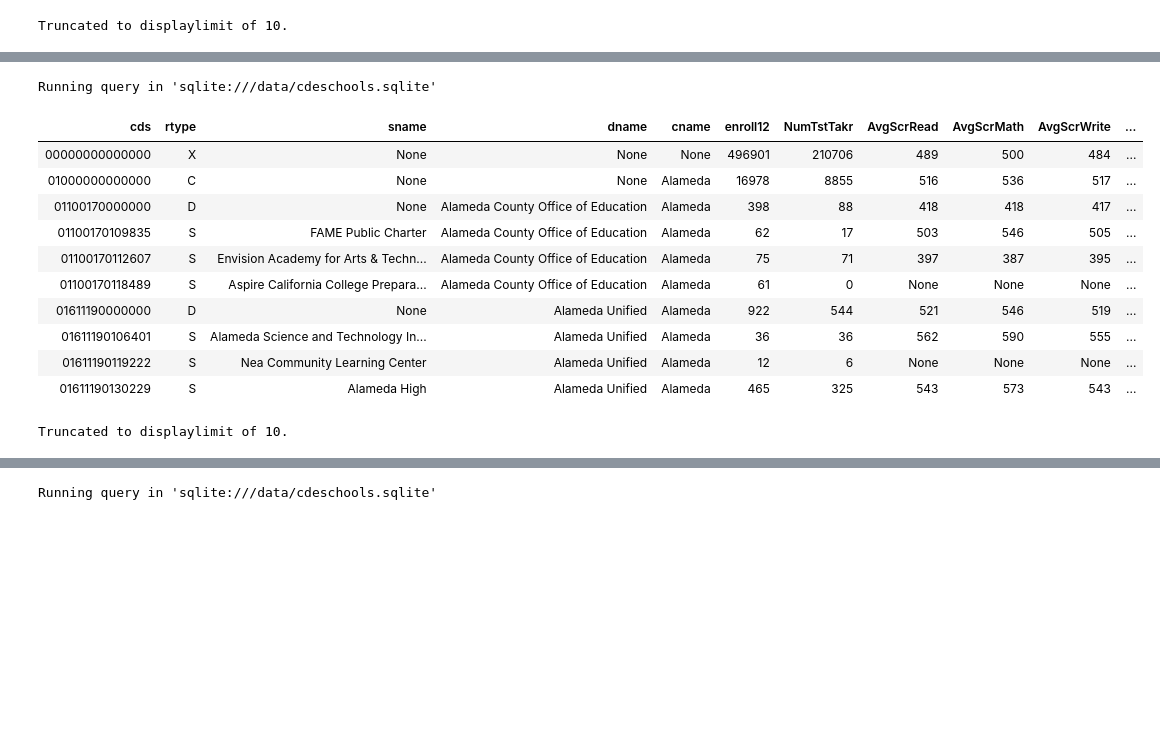
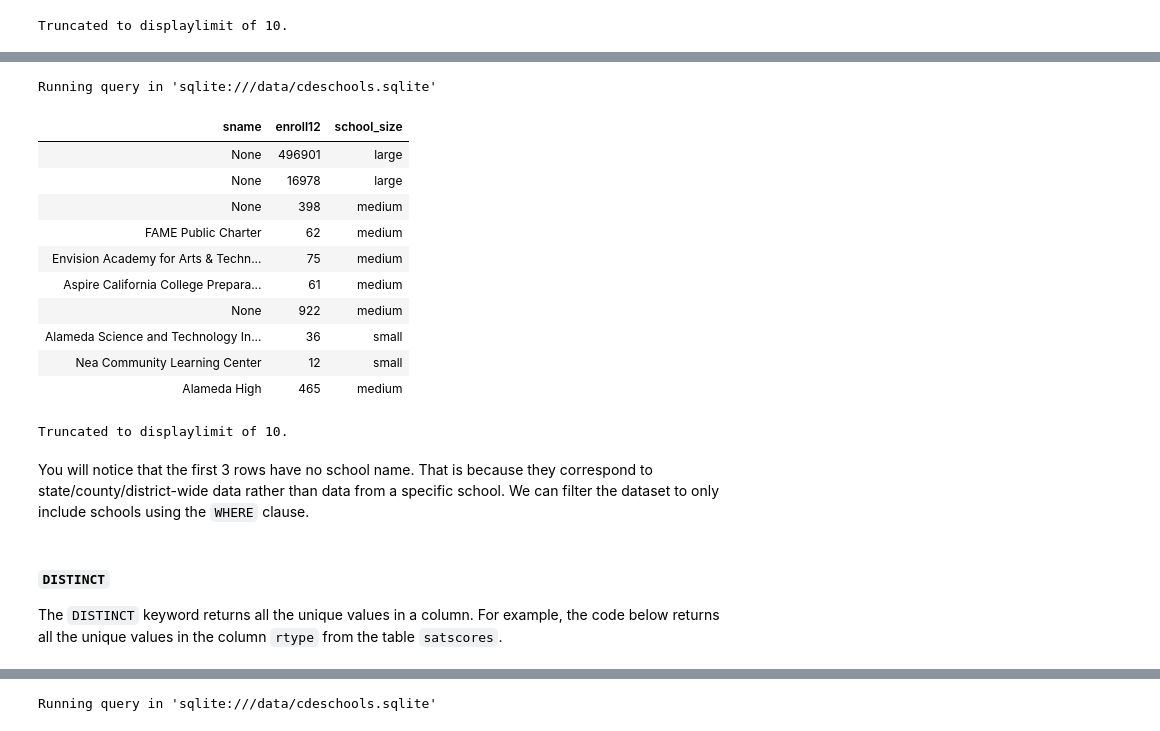
Before and after one commit to rohanjha123/data-h195, a Jupyter notebook: textbook/content/07-sql/sql.ipynb, the cells around one changed output, grey strips where cells are left out. Drawn from its saved outputs; the diff is of its cells as text; code cells hidden in the pictures; blank space fills up the shorter version.

```diff
--- a/textbook/content/07-sql/sql.ipynb
+++ b/textbook/content/07-sql/sql.ipynb
@@ -53,19 +200,29 @@ Truncated to displaylimit of 10.
 # %%
 %%sql
 
-SELECT *
+SELECT sname, enroll12, CASE
+        WHEN enroll12 <= 50 THEN "small"
+        WHEN enroll12 > 2000 THEN "large"
+        ELSE "medium"
+    END AS school_size
 FROM satscores
 # %% [output]
 Running query in 'sqlite:///data/cdeschools.sqlite'
-| cds | rtype | sname | dname | cname | enroll12 | NumTstTakr | AvgScrRead | AvgScrMath | AvgScrWrite | ... |
-| 00000000000000 | X | None | None | None | 496901 | 210706 | 489 | 500 | 484 | ... |
-| 01000000000000 | C | None | None | Alameda | 16978 | 8855 | 516 | 536 | 517 | ... |
-| 01100170000000 | D | None | Alameda County Office of Education | Alameda | 398 | 88 | 418 | 418 | 417 | ... |
-| 01100170109835 | S | FAME Public Charter | Alameda County Office of Education | Alameda | 62 | 17 | 503 | 546 | 505 | ... |
-| 01100170112607 | S | Envision Academy for Arts & Techn... | Alameda County Office of Education | Alameda | 75 | 71 | 397 | 387 | 395 | ... |
-| 01100170118489 | S | Aspire California College Prepara... | Alameda County Office of Education | Alameda | 61 | 0 | None | None | None | ... |
-| 01611190000000 | D | None | Alameda Unified | Alameda | 922 | 544 | 521 | 546 | 519 | ... |
-| 01611190106401 | S | Alameda Science and Technology In... | Alameda Unified | Alameda | 36 | 36 | 562 | 590 | 555 | ... |
-| 01611190119222 | S | Nea Community Learning Center | Alameda Unified | Alameda | 12 | 6 | None | None | None | ... |
-| 01611190130229 | S | Alameda High | Alameda Unified | Alameda | 465 | 325 | 543 | 573 | 543 | ... |
+| sname | enroll12 | school_size |
+| None | 496901 | large |
+| None | 16978 | large |
+| None | 398 | medium |
+| FAME Public Charter | 62 | medium |
+| Envision Academy for Arts & Techn... | 75 | medium |
+| Aspire California College Prepara... | 61 | medium |
+| None | 922 | medium |
+| Alameda Science and Technology In... | 36 | small |
+| Nea Community Learning Center | 12 | small |
+| Alameda High | 465 | medium |
 Truncated to displaylimit of 10.
+# %% [markdown]
+You will notice that the first 3 rows have no school name. That is because they correspond to state/county/district-wide data rather than data from a specific school. We can filter the dataset to only include schools using the `WHERE` clause.
+# %% [markdown]
+#### `DISTINCT`
+
+The `DISTINCT` keyword returns all the unique values in a column. For example, the code below returns all the unique values in the column `rtype` from the table `satscores`.
```
Also changed, not shown: parts of 49 cells of this notebook, 49 other files.
